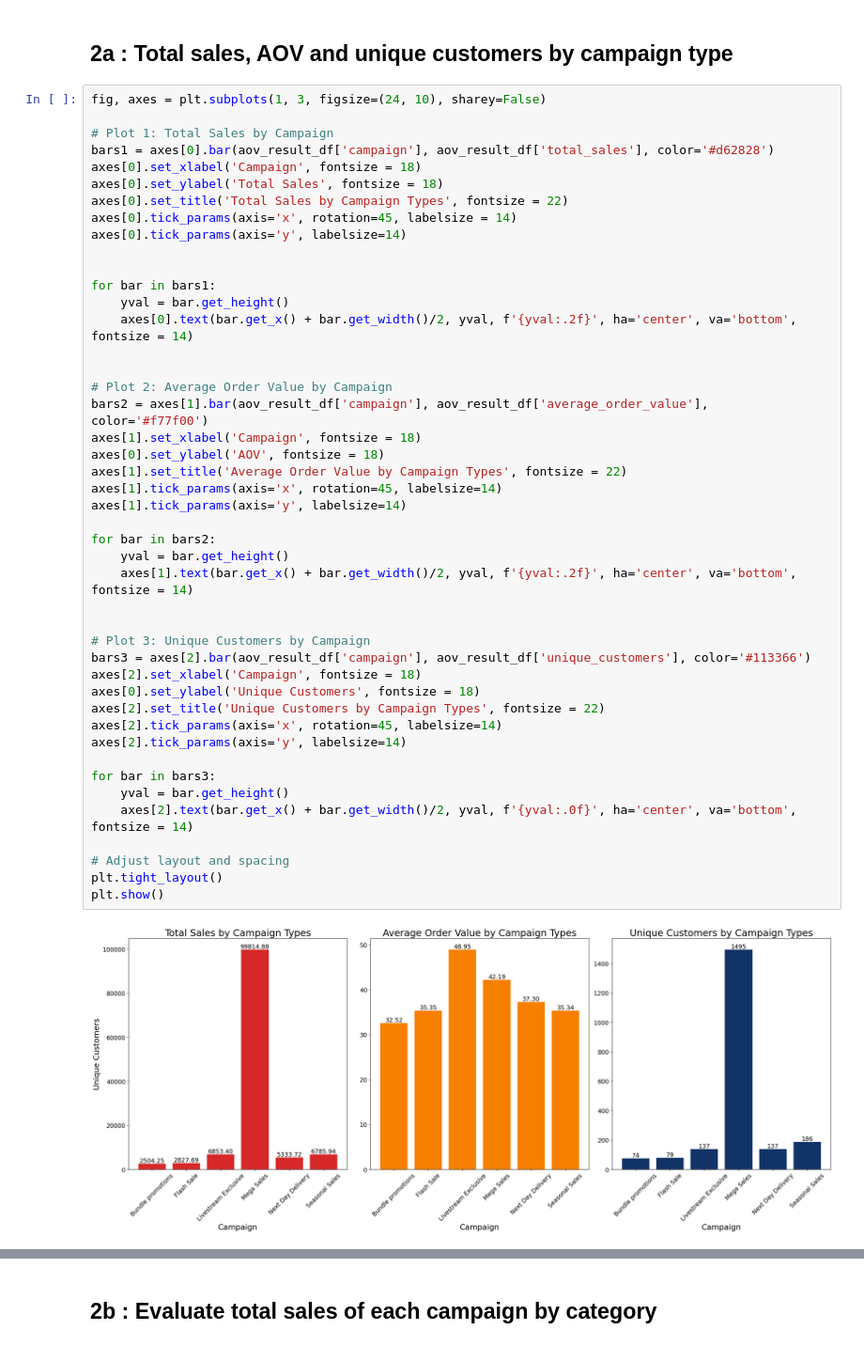
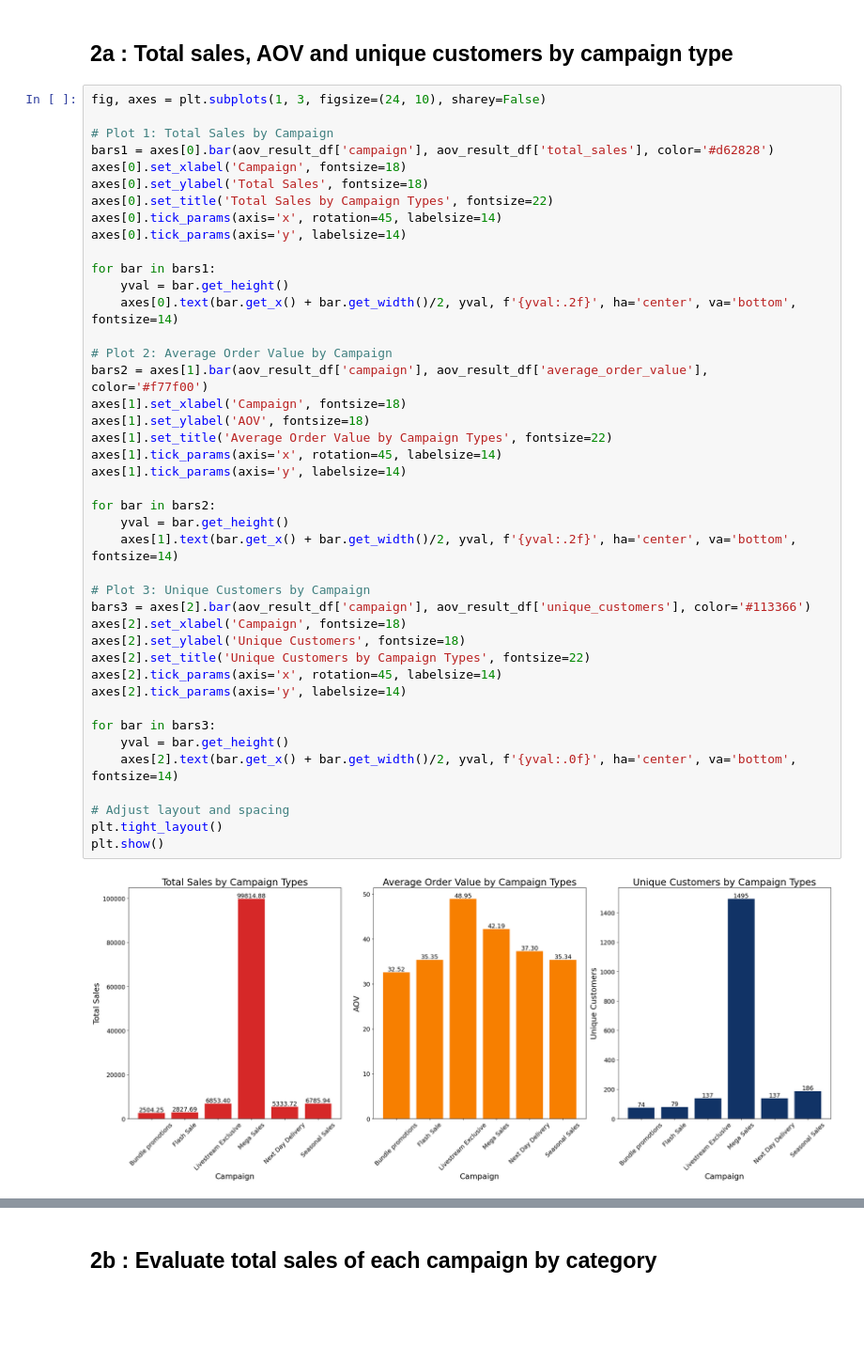
Before and after one commit to 7-teens/7-teens-DSA3101-2410-Project, a Jupyter notebook: Subgroup A/Question_3_Analysis_of_Marketing_Channels_and_Campaigns.ipynb, the cells around one changed output, grey strips where cells are left out. Shown at 94% size. Cells and saved outputs as stored; diff of their text form; blank space fills up the shorter version.

Commit message:
Analysis of Marketing Channels and Campaigns

```diff
--- a/Subgroup A/Question_3_Analysis_of_Marketing_Channels_and_Campaigns.ipynb
+++ b/Subgroup A/Question_3_Analysis_of_Marketing_Channels_and_Campaigns.ipynb
@@ -809,50 +808,47 @@ print(aov_result_df)
 # %%
 fig, axes = plt.subplots(1, 3, figsize=(24, 10), sharey=False)
 
 # Plot 1: Total Sales by Campaign
 bars1 = axes[0].bar(aov_result_df['campaign'], aov_result_df['total_sales'], color='#d62828')
-axes[0].set_xlabel('Campaign', fontsize = 18)
-axes[0].set_ylabel('Total Sales', fontsize = 18)
-axes[0].set_title('Total Sales by Campaign Types', fontsize = 22)
-axes[0].tick_params(axis='x', rotation=45, labelsize = 14)
+axes[0].set_xlabel('Campaign', fontsize=18)
+axes[0].set_ylabel('Total Sales', fontsize=18)
+axes[0].set_title('Total Sales by Campaign Types', fontsize=22)
+axes[0].tick_params(axis='x', rotation=45, labelsize=14)
 axes[0].tick_params(axis='y', labelsize=14)
-
 
 for bar in bars1:
     yval = bar.get_height()
-    axes[0].text(bar.get_x() + bar.get_width()/2, yval, f'{yval:.2f}', ha='center', va='bottom', fontsize = 14)
-
+    axes[0].text(bar.get_x() + bar.get_width()/2, yval, f'{yval:.2f}', ha='center', va='bottom', fontsize=14)
 
 # Plot 2: Average Order Value by Campaign
 bars2 = axes[1].bar(aov_result_df['campaign'], aov_result_df['average_order_value'], color='#f77f00')
-axes[1].set_xlabel('Campaign', fontsize = 18)
-axes[0].set_ylabel('AOV', fontsize = 18)
-axes[1].set_title('Average Order Value by Campaign Types', fontsize = 22)
+axes[1].set_xlabel('Campaign', fontsize=18)
+axes[1].set_ylabel('AOV', fontsize=18)
+axes[1].set_title('Average Order Value by Campaign Types', fontsize=22)
 axes[1].tick_params(axis='x', rotation=45, labelsize=14)
 axes[1].tick_params(axis='y', labelsize=14)
 
 for bar in bars2:
     yval = bar.get_height()
-    axes[1].text(bar.get_x() + bar.get_width()/2, yval, f'{yval:.2f}', ha='center', va='bottom', fontsize = 14)
-
+    axes[1].text(bar.get_x() + bar.get_width()/2, yval, f'{yval:.2f}', ha='center', va='bottom', fontsize=14)
 
 # Plot 3: Unique Customers by Campaign
 bars3 = axes[2].bar(aov_result_df['campaign'], aov_result_df['unique_customers'], color='#113366')
-axes[2].set_xlabel('Campaign', fontsize = 18)
-axes[0].set_ylabel('Unique Customers', fontsize = 18)
-axes[2].set_title('Unique Customers by Campaign Types', fontsize = 22)
+axes[2].set_xlabel('Campaign', fontsize=18)
+axes[2].set_ylabel('Unique Customers', fontsize=18)
+axes[2].set_title('Unique Customers by Campaign Types', fontsize=22)
 axes[2].tick_params(axis='x', rotation=45, labelsize=14)
 axes[2].tick_params(axis='y', labelsize=14)
 
 for bar in bars3:
     yval = bar.get_height()
-    axes[2].text(bar.get_x() + bar.get_width()/2, yval, f'{yval:.0f}', ha='center', va='bottom', fontsize = 14)
+    axes[2].text(bar.get_x() + bar.get_width()/2, yval, f'{yval:.0f}', ha='center', va='bottom', fontsize=14)
 
 # Adjust layout and spacing
 plt.tight_layout()
 plt.show()
 # %% [output]
-[figure, old version]
+[figure, new version]
 # %% [markdown]
 ## Insights from visualisations:
 
```
Also changed, not shown: parts of 8 cells of this notebook.
